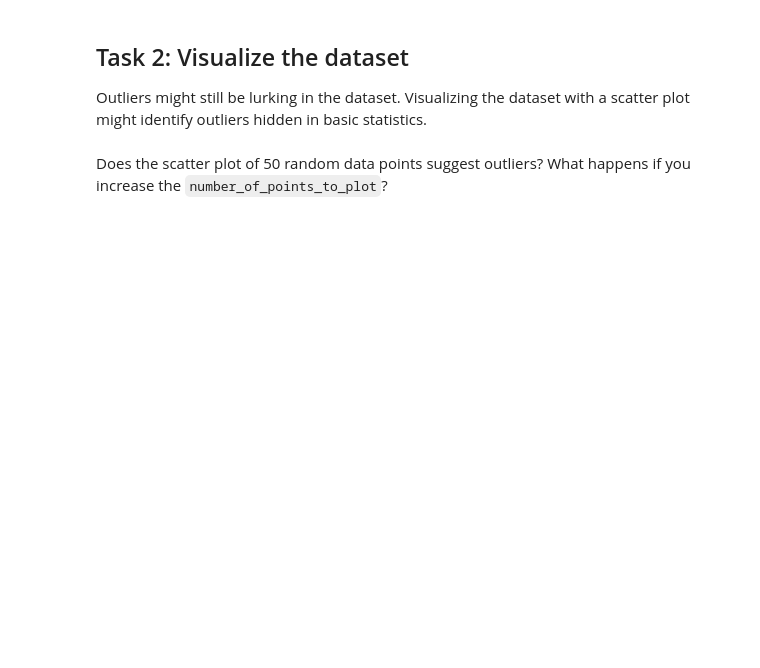
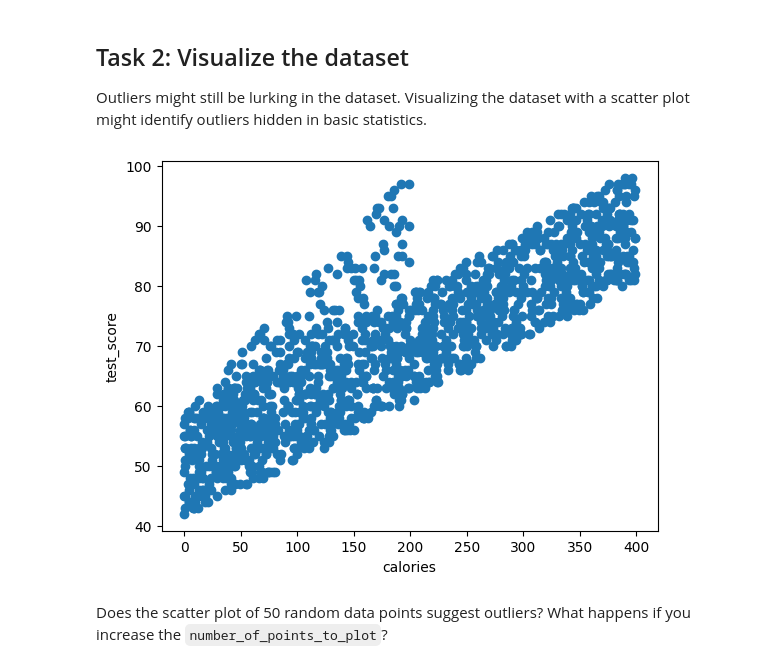
Before and after one commit to mdmarufmotaleb-business/Machine-Learning, a Jupyter notebook: ml/cc/exercises/numerical_data_bad_values.ipynb, the cells around one changed output. Saved outputs shown, nothing was run; the diff lists cells and outputs as text; code cells hidden in the pictures; blank space fills up the shorter version.

Commit message:
Finish numerical bad data sheet

```diff
--- a/ml/cc/exercises/numerical_data_bad_values.ipynb
+++ b/ml/cc/exercises/numerical_data_bad_values.ipynb
@@ -1547,3 +1582,8 @@ plot_the_dataset("calories", "test_score", number_of_points_to_plot=50)
+# %%
+# Plots a random number of points (max 1400 for this data set)
+plot_the_dataset("calories", "test_score", number_of_points_to_plot=1400)
+# %% [output]
+[figure, added]
 # %% [markdown]
 Does the scatter plot of 50 random data points suggest outliers?
 What happens if you increase the `number_of_points_to_plot`?
```
Also changed, not shown: parts of 16 cells of this notebook.
